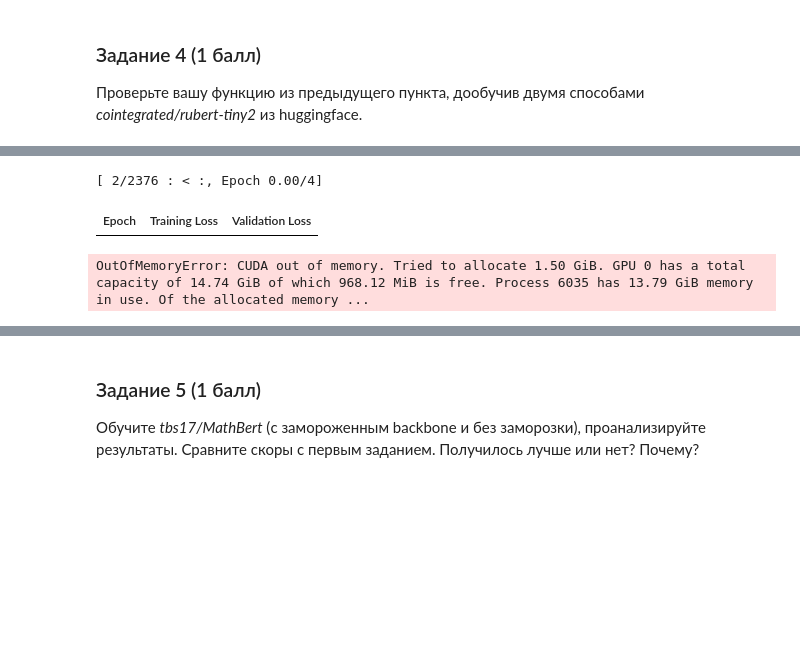
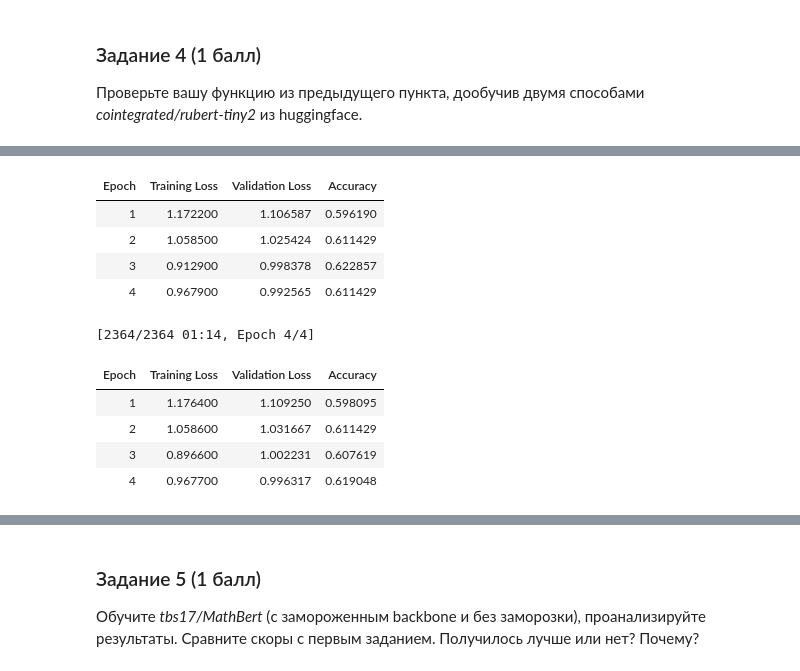
Before and after one commit to cndfdv/classif_w_transfrormers, a Jupyter notebook: [homework]Attention_and_transformers.ipynb, the cells around one changed output, grey strips where cells are left out. Cells and saved outputs as stored; diff of their text form; code cells hidden in the pictures; blank space fills up the shorter version.

Commit message:
train models and logs was added

```diff
--- a/[homework]Attention_and_transformers.ipynb
+++ b/[homework]Attention_and_transformers.ipynb
@@ -241,13 +171,13 @@ dataset = dataset.train_test_split(test_size=0.1)
 # %%
 import copy
 
-def train_transformer(transformer_model, freeze_backbone=True):
+def train_transformer(transformer_model, dataset, logs_dir, res_dir, freeze_backbone=False):
     model = copy.copy(transformer_model)
     if freeze_backbone:
         model = freeze_backbone_function(model)
 
     training_args = TrainingArguments(
-    output_dir="./results/rubert-tiny2",      # куда сохранять модель и чекпойнты
+    output_dir=res_dir,      # куда сохранять модель и чекпойнты
     overwrite_output_dir=True,                # если уже есть — перезаписать
 
     eval_strategy="epoch",              # когда считать метрики (в конце каждой эпохи)
@@ -261,7 +191,7 @@ def train_transformer(transformer_model, freeze_backbone=True):
     learning_rate=2e-5,                       # начальный learning rate
     weight_decay=0.01,                        # L2 регуляризация
 
-    logging_dir="./logs",                     # куда писать TensorBoard-логи
+    logging_dir=logs_dir,                     # куда писать TensorBoard-логи
     logging_steps=50,                         # как часто логировать в шагах
 
     load_best_model_at_end=True,              # после обучения загрузить лучшую модель (по метрике)
@@ -289,9 +219,20 @@ def train_transformer(transformer_model, freeze_backbone=True):
 Проверьте вашу функцию из предыдущего пункта, дообучив двумя способами
 *cointegrated/rubert-tiny2* из huggingface.
 # %%
-rubert_tiny_transformer_model = TransformerClassificationModel('cointegrated/rubert-tiny2', 7)
-rubert_tiny_finetuned_with_freezed_backbone = train_transformer(rubert_tiny_transformer_model, freeze_backbone=True)
+dataset = create_dataset(AutoTokenizer.from_pretrained("cointegrated/rubert-tiny2"), df)
 
 rubert_tiny_transformer_model = TransformerClassificationModel('cointegrated/rubert-tiny2', 7)
-rubert_tiny_full_finetuned = train_transformer(rubert_tiny_transformer_model, freeze_backbone=False)
+rubert_tiny_finetuned_with_freezed_backbone = train_transformer(
+    rubert_tiny_transformer_model,
+    dataset,
+    logs_dir="./logs/rubert-tiny2-1",
+    res_dir="./results/rubert-tiny2-freeze-1",
+    freeze_backbone=True)
+
+rubert_tiny_transformer_model = TransformerClassificationModel('cointegrated/rubert-tiny2', 7)
+rubert_tiny_full_finetuned = train_transformer(rubert_tiny_transformer_model,
+    dataset,
+    logs_dir="./logs/rubert-tiny2-1",
+    res_dir="./results/rubert-tiny2-1",
+    freeze_backbone=False)
 # %% [output]
@@ -300,4 +240,12 @@ WARNING:huggingface_hub.file_download:Xet Storage is enabled for this repo, but
+| Epoch | Training Loss | Validation Loss | Accuracy |
+| 1 | 1.172200 | 1.106587 | 0.596190 |
+| 2 | 1.058500 | 1.025424 | 0.611429 |
+| 3 | 0.912900 | 0.998378 | 0.622857 |
+| 4 | 0.967900 | 0.992565 | 0.611429 |
-[ 2/2376 : < :, Epoch 0.00/4]
+[2364/2364 01:14, Epoch 4/4]
-| Epoch | Training Loss | Validation Loss |
-OutOfMemoryError: CUDA out of memory. Tried to allocate 1.50 GiB. GPU 0 has a total capacity of 14.74 GiB of which 968.12 MiB is free. Process 6035 has 13.79 GiB memory in use. Of the allocated memory ...
+| Epoch | Training Loss | Validation Loss | Accuracy |
+| 1 | 1.176400 | 1.109250 | 0.598095 |
+| 2 | 1.058600 | 1.031667 | 0.611429 |
+| 3 | 0.896600 | 1.002231 | 0.607619 |
+| 4 | 0.967700 | 0.996317 | 0.619048 |
 # %%
```
Also changed, not shown: parts of 15 cells of this notebook, 6 other files.
